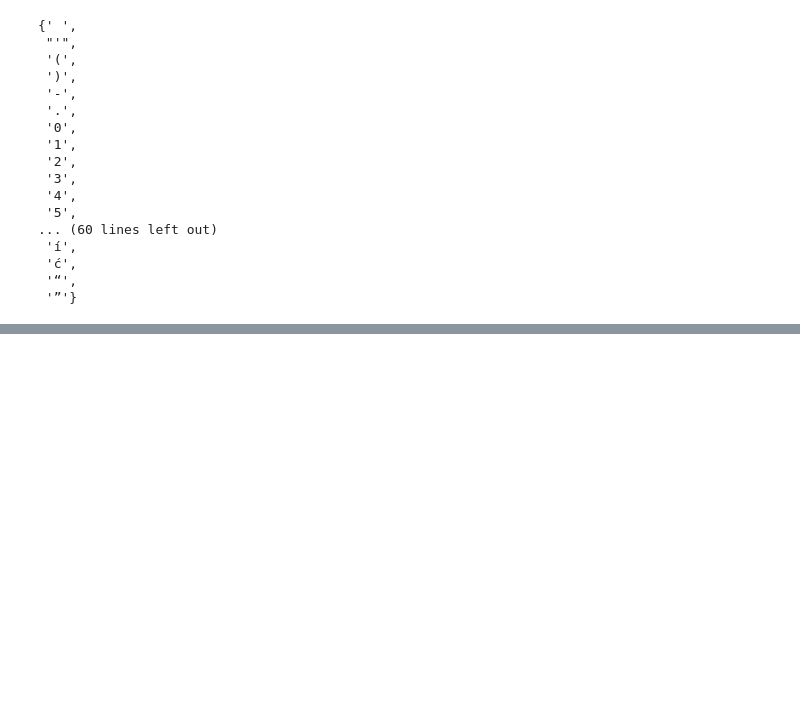
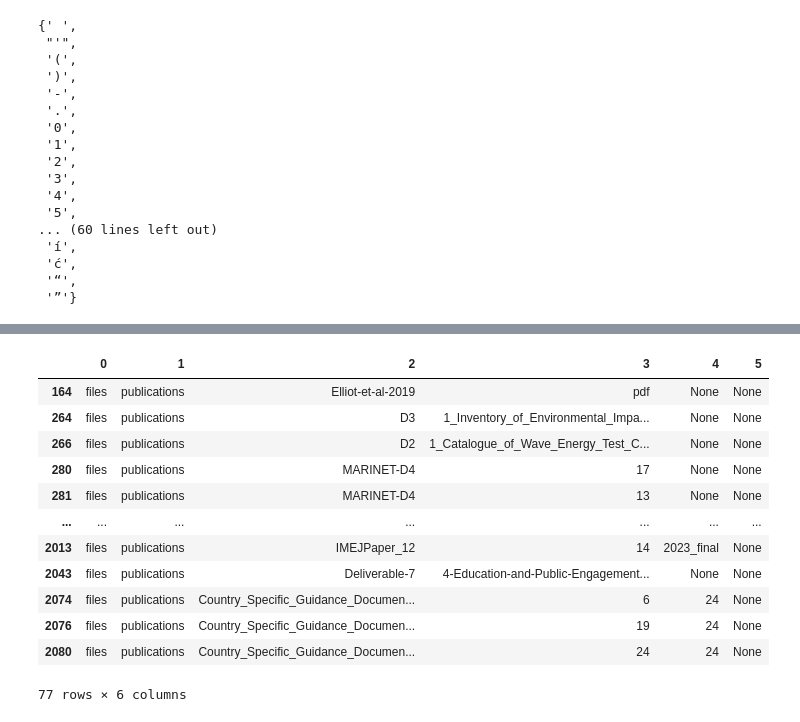
Before and after one commit to domdecanio/primrea, a Jupyter notebook: notebooks/reports/tethyss_qaqc_1.ipynb, the cells around one changed output, grey strips where cells are left out. Saved outputs shown, nothing was run; the diff lists cells and outputs as text; code cells hidden in the pictures; blank space fills up the shorter version.

```diff
--- a/notebooks/reports/tethyss_qaqc_1.ipynb
+++ b/notebooks/reports/tethyss_qaqc_1.ipynb
@@ -173,0 +457,16 @@ set(list(all_chars))
+# %%
+a.loc[a[3].notnull()]
+# %% [output]
+|  | 0 | 1 | 2 | 3 | 4 | 5 |
+| 164 | files | publications | Elliot-et-al-2019 | pdf | None | None |
+| 264 | files | publications | D3 | 1_Inventory_of_Environmental_Impa... | None | None |
+| 266 | files | publications | D2 | 1_Catalogue_of_Wave_Energy_Test_C... | None | None |
+| 280 | files | publications | MARINET-D4 | 17 | None | None |
+| 281 | files | publications | MARINET-D4 | 13 | None | None |
+| ... | ... | ... | ... | ... | ... | ... |
+| 2013 | files | publications | IMEJPaper_12 | 14 | 2023_final | None |
+| 2043 | files | publications | Deliverable-7 | 4-Education-and-Public-Engagement... | None | None |
+| 2074 | files | publications | Country_Specific_Guidance_Documen... | 6 | 24 | None |
+| 2076 | files | publications | Country_Specific_Guidance_Documen... | 19 | 24 | None |
+| 2080 | files | publications | Country_Specific_Guidance_Documen... | 24 | 24 | None |
+77 rows × 6 columns
```
Also changed, not shown: parts of 43 cells of this notebook, 7 other files.
